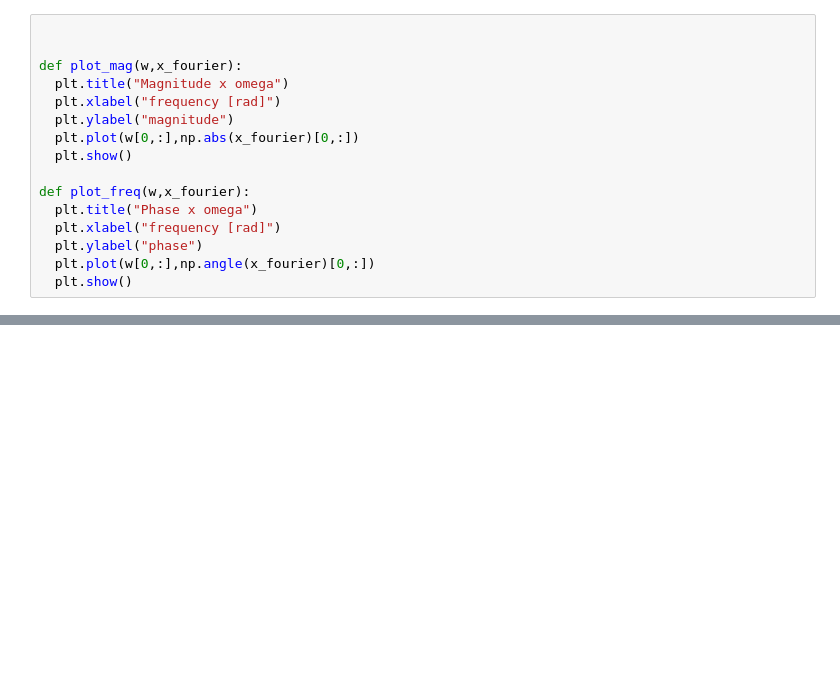
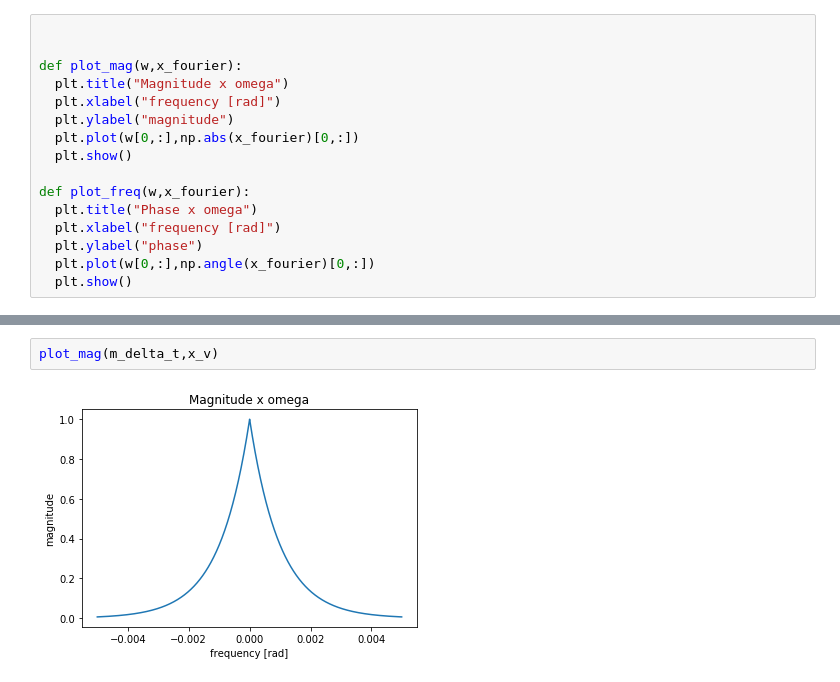
Before and after one commit to mtxslv/digitalprocessingsimulations, a Jupyter notebook: aproximação_TFTC.ipynb, the cells around one changed output, grey strips where cells are left out. Saved outputs shown, nothing was run; the diff lists cells and outputs as text; blank space fills up the shorter version.

```diff
--- a/aproximação_TFTC.ipynb
+++ b/aproximação_TFTC.ipynb
@@ -53,0 +60,4 @@ plot_mag(omega_k,fou)
+# %%
+plot_mag(m_delta_t,x_v)
+# %% [output]
+[figure, added]
```
Also changed, not shown: parts of 12 cells of this notebook.
